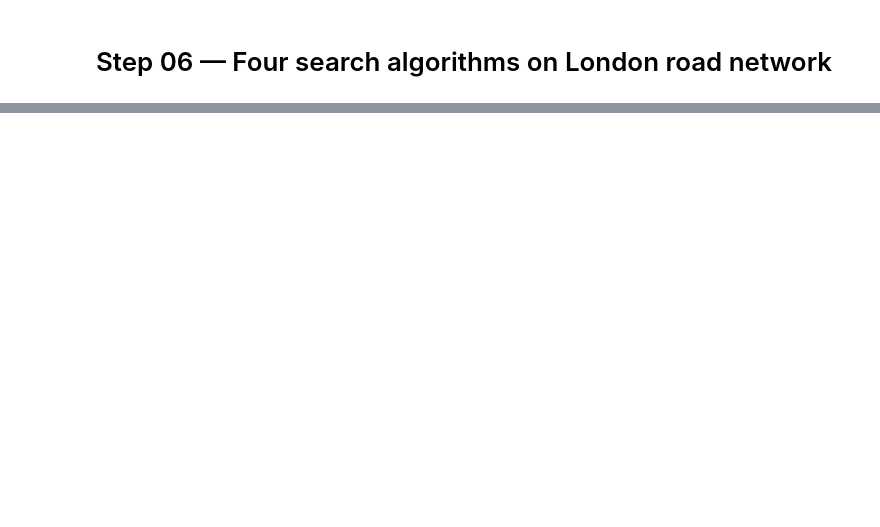
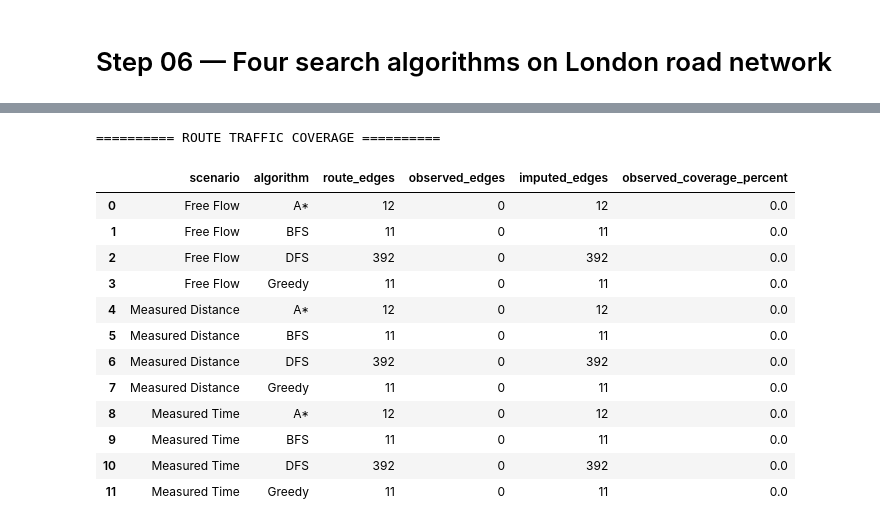
Before and after one commit to Aihan-2005/AiWithPython, a Jupyter notebook: AiLeason/notebooks/06_search_algorithms.ipynb, the cells around one changed output, grey strips where cells are left out. Saved outputs shown, nothing was run; the diff lists cells and outputs as text; code cells hidden in the pictures; blank space fills up the shorter version.

```diff
--- a/AiLeason/notebooks/06_search_algorithms.ipynb
+++ b/AiLeason/notebooks/06_search_algorithms.ipynb
@@ -153,5 +2,0 @@ A* minimum distance: 628.1810704401136 m
-# %%
-results_free = run_all_algorithms(free_flow_time, source, goal)
-for name, result in results_free.items():
-    print(name, "found:", result["found"],
-          "free-flow seconds:", result["travel_time_s"])
@@ -225,0 +436,36 @@ AssertionError:
+# %%
+if not route_audit_df.empty:
+    route_coverage_df = (
+        route_audit_df
+        .groupby(["scenario", "algorithm"], as_index=False)
+        .agg(
+            route_edges=("edge_id", "count"),
+            observed_edges=("usable_observation", "sum"),
+            imputed_edges=("imputed", "sum"),
+        )
+    )
+
+    route_coverage_df["observed_coverage_percent"] = (
+        100 * route_coverage_df["observed_edges"]
+        / route_coverage_df["route_edges"]
+    ).round(2)
+
+    print("========== ROUTE TRAFFIC COVERAGE ==========")
+    display(route_coverage_df)
+else:
+    print("No route edges were available for audit.")
+# %% [output]
+========== ROUTE TRAFFIC COVERAGE ==========
+|  | scenario | algorithm | route_edges | observed_edges | imputed_edges | observed_coverage_percent |
+| 0 | Free Flow | A* | 12 | 0 | 12 | 0.0 |
+| 1 | Free Flow | BFS | 11 | 0 | 11 | 0.0 |
+| 2 | Free Flow | DFS | 392 | 0 | 392 | 0.0 |
+| 3 | Free Flow | Greedy | 11 | 0 | 11 | 0.0 |
+| 4 | Measured Distance | A* | 12 | 0 | 12 | 0.0 |
+| 5 | Measured Distance | BFS | 11 | 0 | 11 | 0.0 |
+| 6 | Measured Distance | DFS | 392 | 0 | 392 | 0.0 |
+| 7 | Measured Distance | Greedy | 11 | 0 | 11 | 0.0 |
+| 8 | Measured Time | A* | 12 | 0 | 12 | 0.0 |
+| 9 | Measured Time | BFS | 11 | 0 | 11 | 0.0 |
+| 10 | Measured Time | DFS | 392 | 0 | 392 | 0.0 |
+| 11 | Measured Time | Greedy | 11 | 0 | 11 | 0.0 |
```
Also changed, not shown: parts of 45 cells of this notebook, 8 other files.
